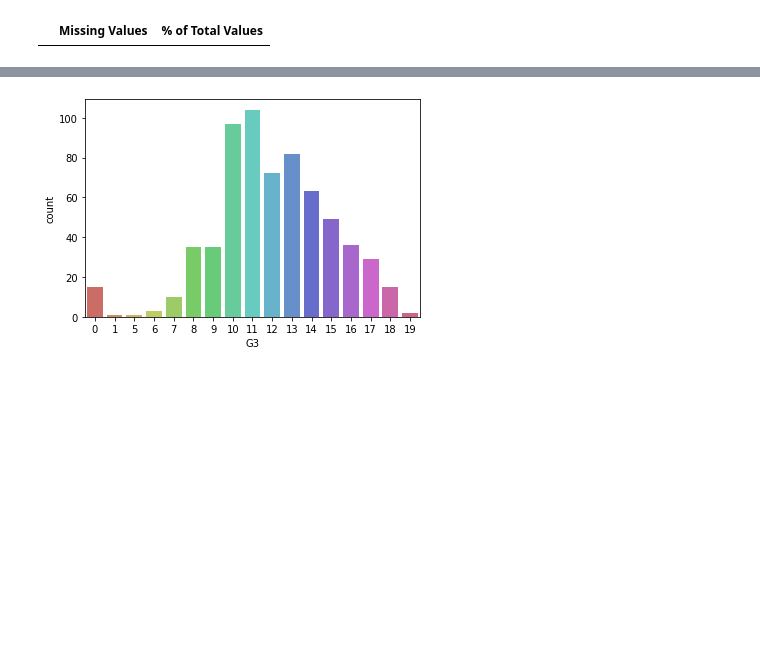
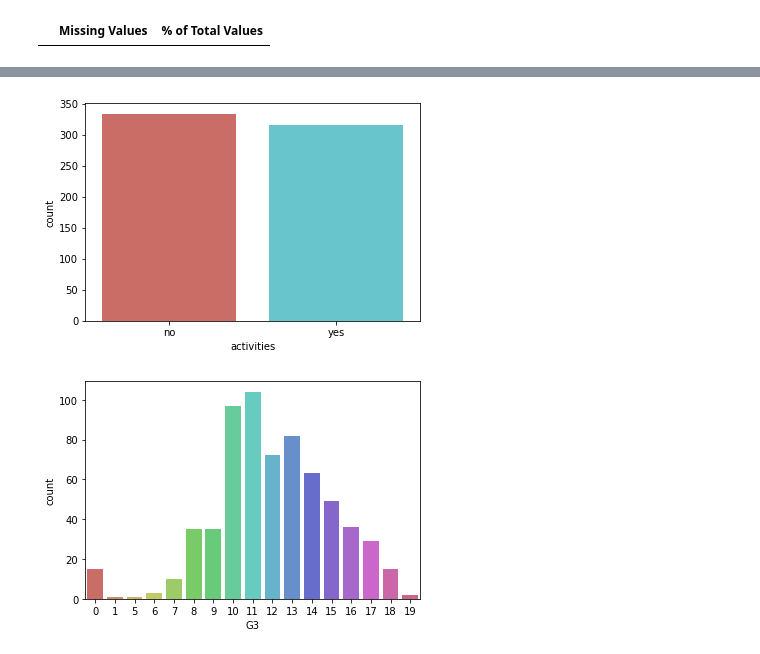
Before and after one commit to stephyap/ph1978L_finalproject, a Jupyter notebook: ph1978L_finalproject.ipynb, the cells around one changed output, grey strips where cells are left out. Saved outputs shown, nothing was run; the diff lists cells and outputs as text; code cells hidden in the pictures; blank space fills up the shorter version.

```diff
--- a/ph1978L_finalproject.ipynb
+++ b/ph1978L_finalproject.ipynb
@@ -157,3 +187,8 @@ There are 0 columns that have missing values.
+# %%
+sns.countplot(x='activities', data=df3, palette='hls')
+plt.show()
+# %% [output]
+[figure, added]
 # %%
 #creating a countplot to show the distribution of G3
 sns.countplot(x='G3', data=df3, palette='hls')
```
Also changed, not shown: parts of 45 cells of this notebook.
